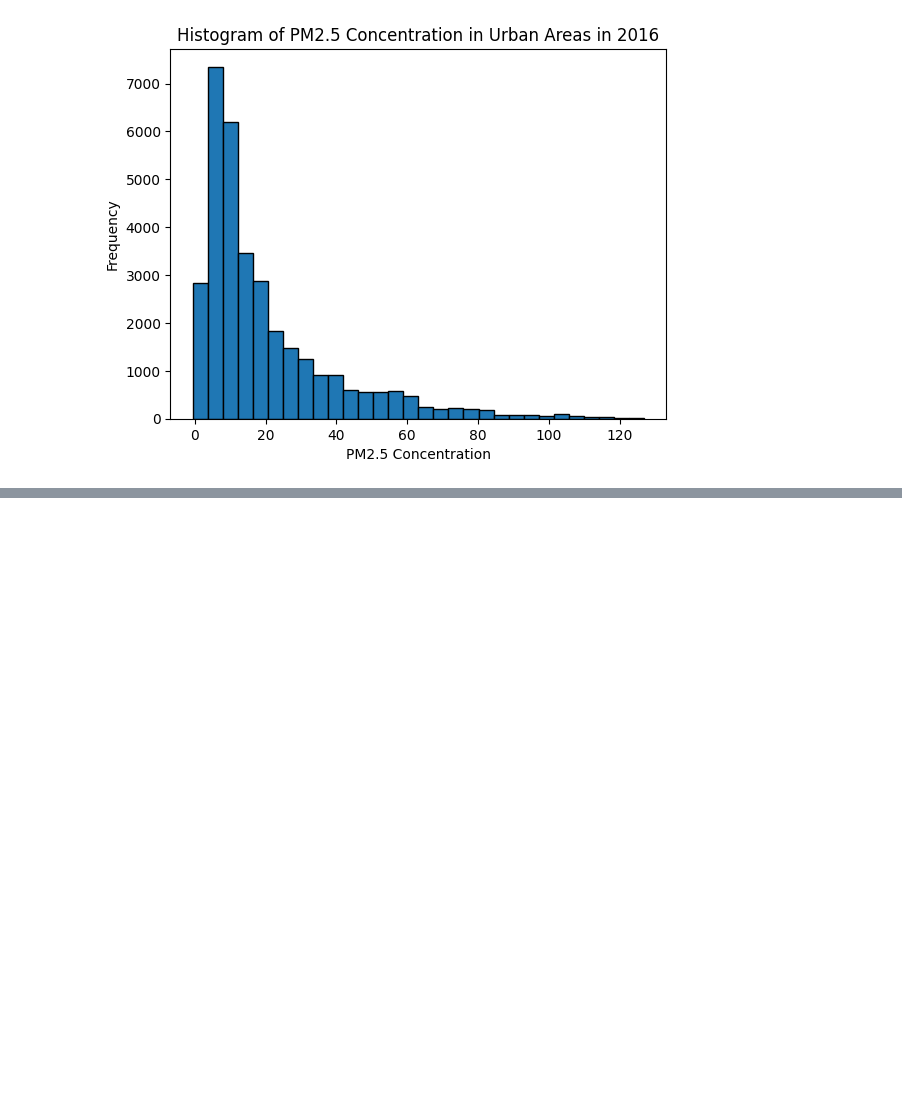
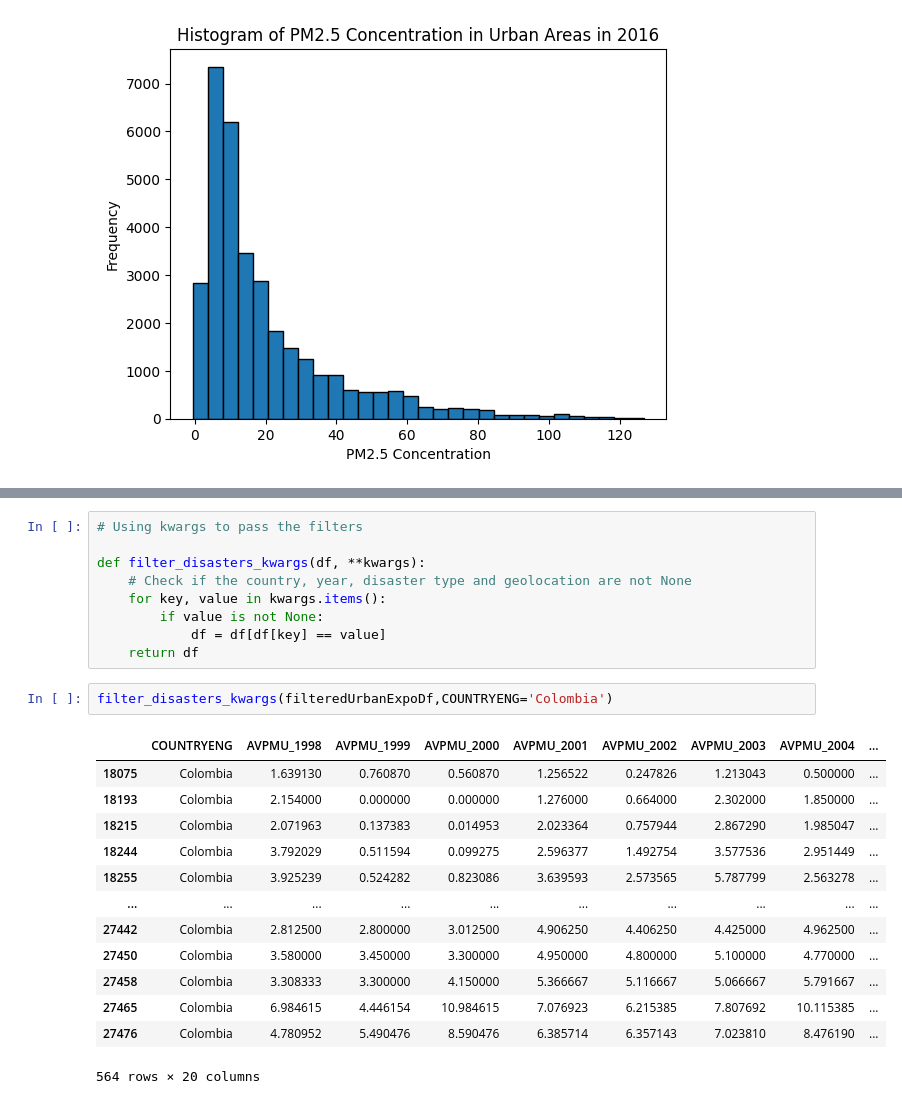
Before and after one commit to dalejandroabel/NASA-Space-Apps, a Jupyter notebook: Juan_xlxs/PM.ipynb, the cells around one changed output, grey strips where cells are left out. Cells and saved outputs as stored; diff of their text form; blank space fills up the shorter version.

```diff
--- a/Juan_xlxs/PM.ipynb
+++ b/Juan_xlxs/PM.ipynb
@@ -212,0 +205,25 @@ Muestra de 'Urban PM2.5 Exposure':
+# %%
+# Using kwargs to pass the filters
+
+def filter_disasters_kwargs(df, **kwargs):
+    # Check if the country, year, disaster type and geolocation are not None
+    for key, value in kwargs.items():
+        if value is not None:
+            df = df[df[key] == value]
+    return df
+# %%
+filter_disasters_kwargs(filteredUrbanExpoDf,COUNTRYENG='Colombia')
+# %% [output]
+|  | COUNTRYENG | AVPMU_1998 | AVPMU_1999 | AVPMU_2000 | AVPMU_2001 | AVPMU_2002 | AVPMU_2003 | AVPMU_2004 | ... |
+| 18075 | Colombia | 1.639130 | 0.760870 | 0.560870 | 1.256522 | 0.247826 | 1.213043 | 0.500000 | ... |
+| 18193 | Colombia | 2.154000 | 0.000000 | 0.000000 | 1.276000 | 0.664000 | 2.302000 | 1.850000 | ... |
+| 18215 | Colombia | 2.071963 | 0.137383 | 0.014953 | 2.023364 | 0.757944 | 2.867290 | 1.985047 | ... |
+| 18244 | Colombia | 3.792029 | 0.511594 | 0.099275 | 2.596377 | 1.492754 | 3.577536 | 2.951449 | ... |
+| 18255 | Colombia | 3.925239 | 0.524282 | 0.823086 | 3.639593 | 2.573565 | 5.787799 | 2.563278 | ... |
+| ... | ... | ... | ... | ... | ... | ... | ... | ... | ... |
+| 27442 | Colombia | 2.812500 | 2.800000 | 3.012500 | 4.906250 | 4.406250 | 4.425000 | 4.962500 | ... |
+| 27450 | Colombia | 3.580000 | 3.450000 | 3.300000 | 4.950000 | 4.800000 | 5.100000 | 4.770000 | ... |
+| 27458 | Colombia | 3.308333 | 3.300000 | 4.150000 | 5.366667 | 5.116667 | 5.066667 | 5.791667 | ... |
+| 27465 | Colombia | 6.984615 | 4.446154 | 10.984615 | 7.076923 | 6.215385 | 7.807692 | 10.115385 | ... |
+| 27476 | Colombia | 4.780952 | 5.490476 | 8.590476 | 6.385714 | 6.357143 | 7.023810 | 8.476190 | ... |
+564 rows × 20 columns
```
Also changed, not shown: parts of 8 cells of this notebook.
